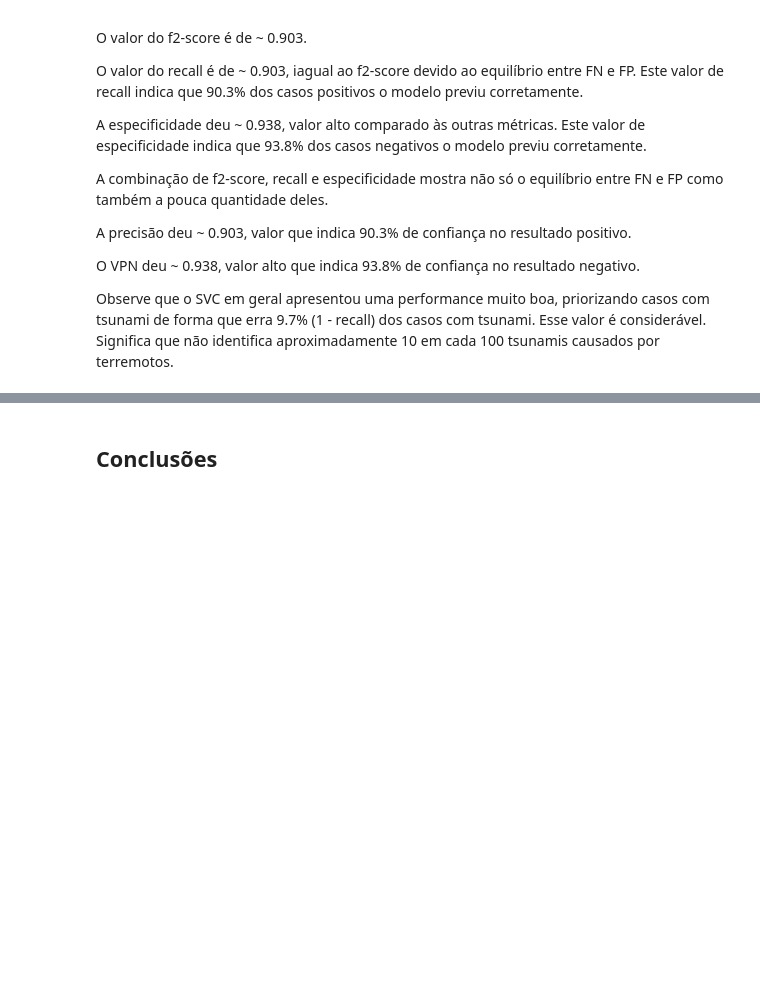
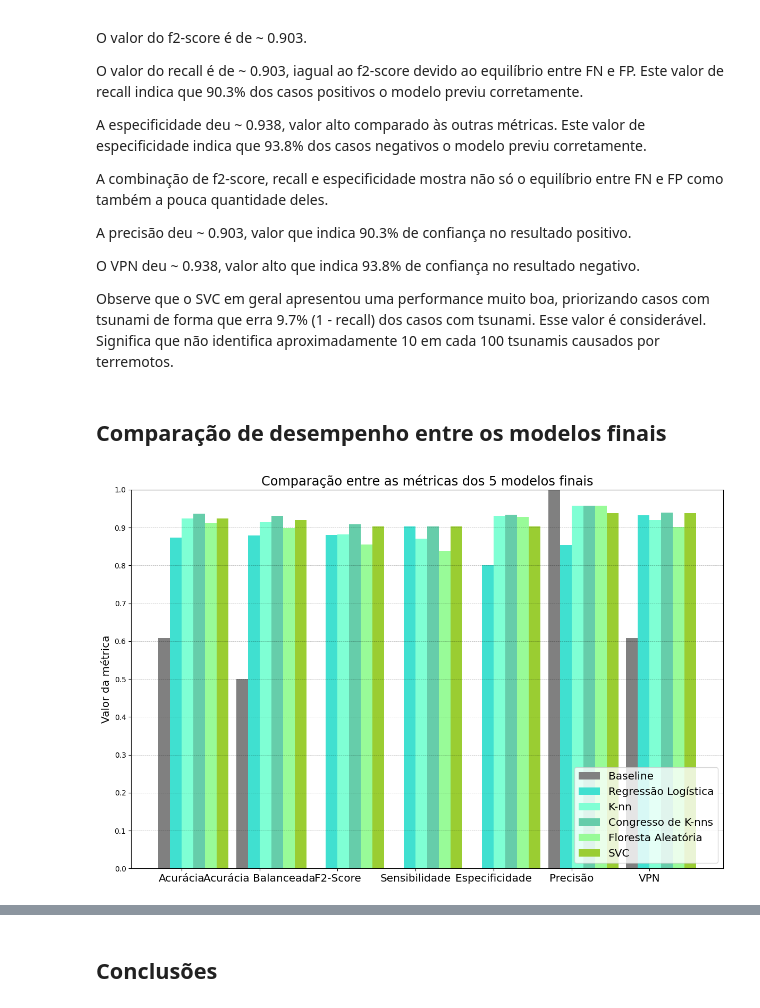
Before and after one commit to Giulio-Roux/Trabalho_final_Machine_Learning, a Jupyter notebook: Resultados_Discussão.ipynb, the cells around one changed output, grey strips where cells are left out. Saved outputs shown, nothing was run; the diff lists cells and outputs as text; code cells hidden in the pictures; blank space fills up the shorter version.

```diff
--- a/Resultados_Discussão.ipynb
+++ b/Resultados_Discussão.ipynb
@@ -788,6 +655,6 @@ Observe que o kNN em geral apresentou uma ótima performance, mas priorizou caso
 # %% [markdown]
 ### Congresso de K-nn Classificadores
 # %%
-metricas(y_verdadeiro, y_previsao_congresso_knn, 'o Congresso de K-nn Classificadores')
+metricas_congresso_knn = metricas(y_verdadeiro, y_previsao_congresso_knn, 'o Congresso de K-nn Classificadores')
 # %% [output]
 --------------------------------------------------
@@ -809,6 +676,6 @@ O VPN do Congresso de K-nn Classificadores é 0.9387755102040817
 # %% [markdown]
 ### Regressão Logística
 # %%
-metricas(y_verdadeiro, y_previsao_reglog, 'a Regressão Logística')
+metricas_reglog = metricas(y_verdadeiro, y_previsao_reglog, 'a Regressão Logística')
 # %% [output]
 --------------------------------------------------
@@ -856,6 +723,6 @@ Observe que a regressão logística em geral apresentou uma performance decente.
 # %% [markdown]
 ### Floresta Aleatória Classificadora
 # %%
-metricas(y_verdadeiro, y_previsao_tree, 'a Floresta Aleatória Classificadora')
+metricas_floresta_aleatoria = metricas(y_verdadeiro, y_previsao_tree, 'a Floresta Aleatória Classificadora')
 # %% [output]
 --------------------------------------------------
@@ -901,6 +768,6 @@ Observe que o kNN em geral apresentou uma ótima performance, mas priorizou caso
 # %% [markdown]
 ### SVC
 # %%
-metricas(y_verdadeiro, y_previsao_svc, 'o SVC')
+metricas_svc = metricas(y_verdadeiro, y_previsao_svc, 'o SVC')
 # %% [output]
 --------------------------------------------------
@@ -945,3 +812,45 @@ A precisão deu ~ 0.903, valor que indica 90.3% de confiança no resultado posit
 O VPN deu ~ 0.938, valor alto que indica 93.8% de confiança no resultado negativo.
 
 Observe que o SVC em geral apresentou uma performance muito boa, priorizando casos com tsunami de forma que erra 9.7% (1 - recall) dos casos com tsunami. Esse valor é considerável. Significa que não identifica aproximadamente 10 em cada 100 tsunamis causados por terremotos.
+# %% [markdown]
+## Comparação de desempenho entre os modelos finais
+# %%
+# Plotagem do gráfico comparativo
+fig, ax = plt.subplots(figsize=(12, 8))
+plt.grid(True, 'major', 'y', ls='--', lw=.5, c='k', alpha=0.3)
+
+width = 0.15 # Grossura da Barra
+x_labels = ["Acurácia", "Acurácia Balanceada", "F2-Score", "Sensibilidade", "Especificidade", "Precisão", "VPN"]
+x = arange(len(metricas_baseline))
+
+metricas_gerais = array([
+    metricas_baseline,
+    metricas_reglog,
+    metricas_knn,
+    metricas_congresso_knn,
+    metricas_floresta_aleatoria,
+    metricas_svc
+])
+
+metricas_gerais = metricas_gerais.T
+
+ax.bar(x, metricas_gerais[:, 0], width, color="grey", label="Baseline")
+ax.bar(x + width, metricas_gerais[:, 1], width, color="turquoise", label="Regressão Logística")
+ax.bar(x + 2 * width, metricas_gerais[:, 2], width, color="aquamarine", label="K-nn")
+ax.bar(x + 3 * width, metricas_gerais[:, 3], width, color="mediumaquamarine", label="Congresso de K-nns")
+ax.bar(x + 4 * width, metricas_gerais[:, 4], width, color="palegreen", label="Floresta Aleatória")
+ax.bar(x + 5 * width, metricas_gerais[:, 5], width, color="yellowgreen", label="SVC")
+
+ax.set_xticks(x + 1.5 * width)
+ax.set_xticklabels(x_labels, fontsize="x-large")
+ax.set_yticks([i / 10 for i in range(0, 12, 1)])
+ax.set_ylabel("Valor da métrica", fontsize="x-large")
+ax.set_ylim(0, 1)
+
+ax.legend(loc="lower right", fontsize="x-large")
+ax.set_title("Comparação entre as métricas dos 5 modelos finais", fontsize="xx-large")
+
+fig.tight_layout()
+plt.show()
+# %% [output]
+[figure, added]
```
Also changed, not shown: parts of 37 cells of this notebook.
